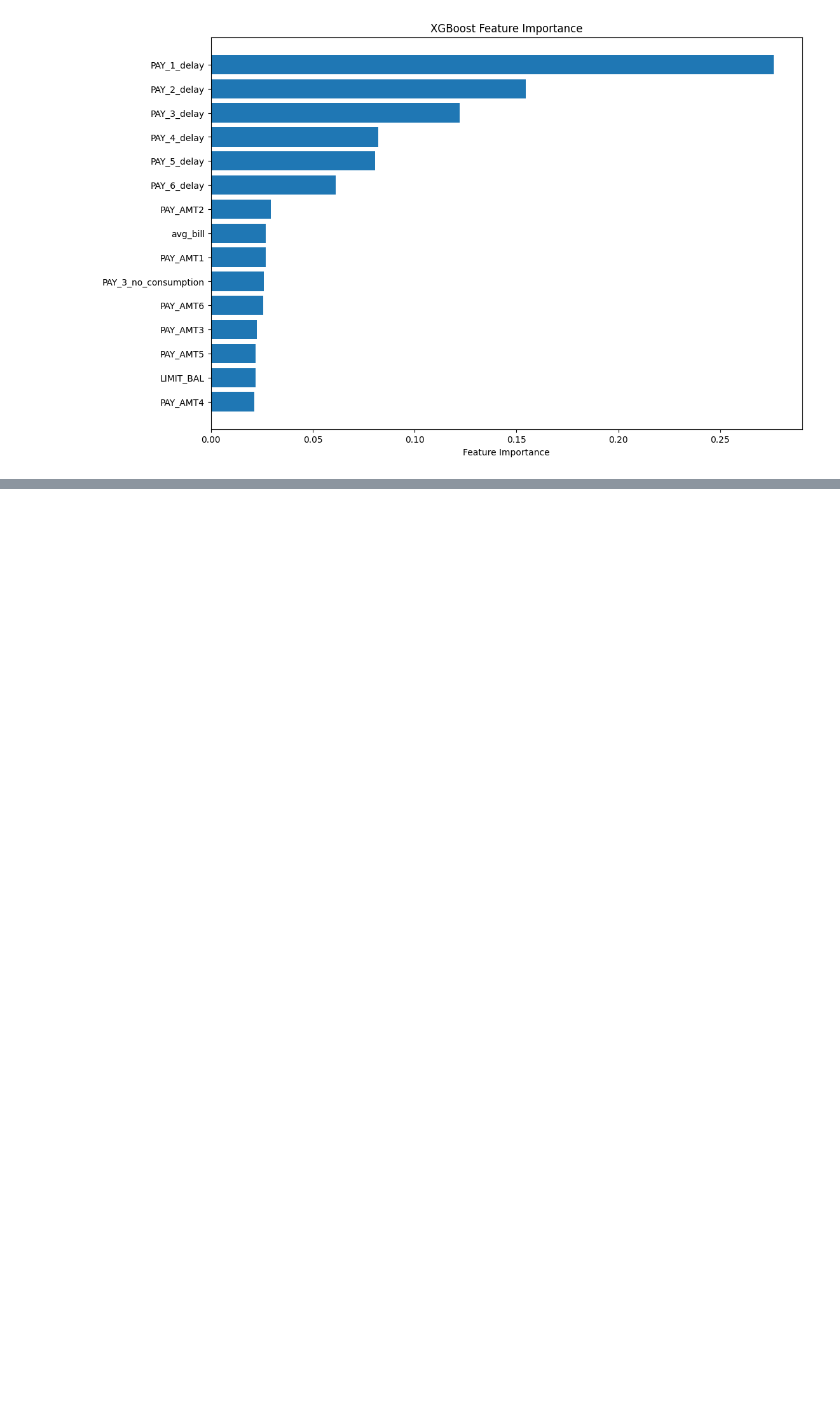
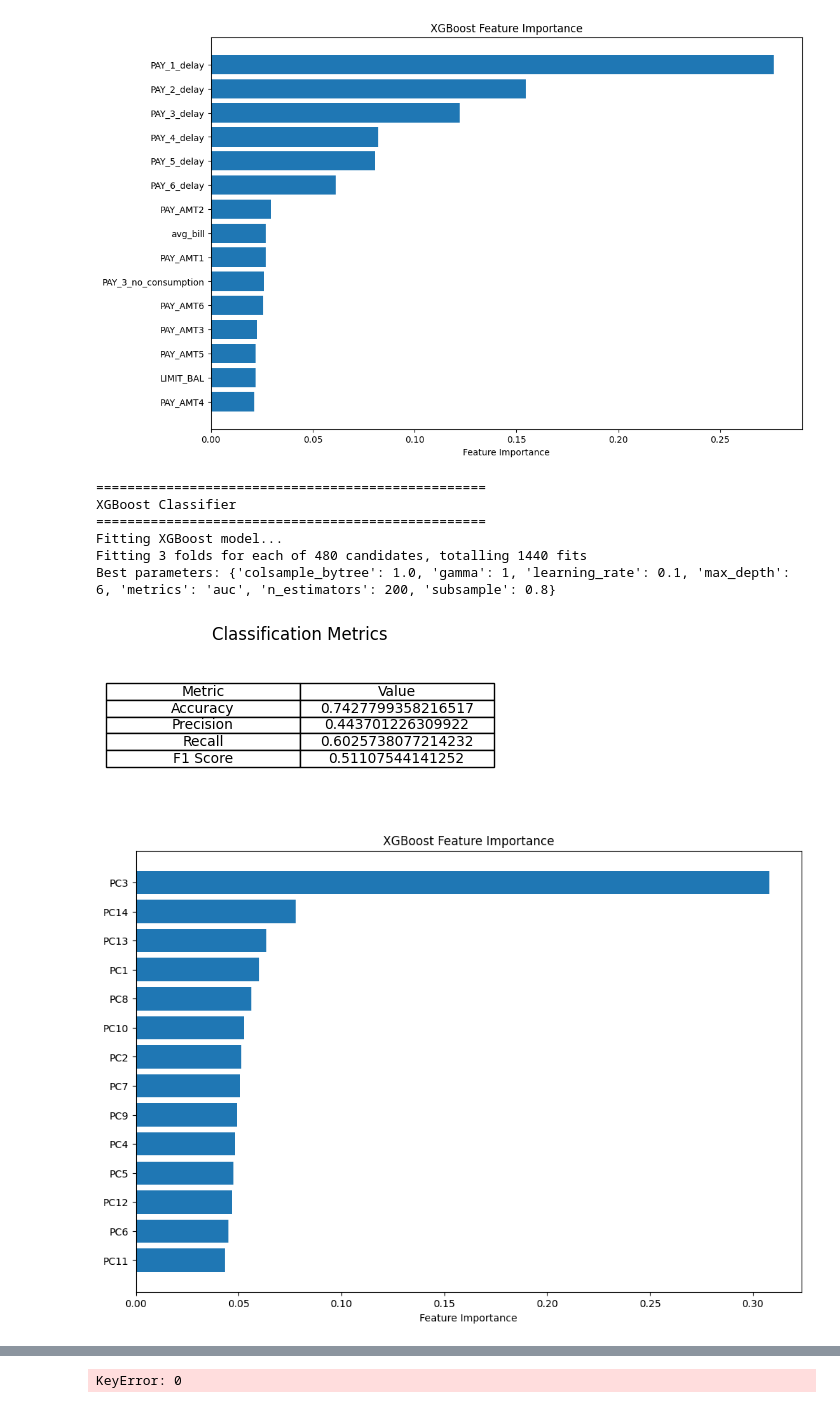
Before and after one commit to Roque97/DS-Project---Predicting-Default-of-Credit-Card-Clients-Taiwan-2005, a Jupyter notebook: notebooks/modeling.ipynb, the cells around one changed output, grey strips where cells are left out. Saved outputs shown, nothing was run; the diff lists cells and outputs as text; code cells hidden in the pictures; blank space fills up the shorter version.

```diff
--- a/notebooks/modeling.ipynb
+++ b/notebooks/modeling.ipynb
@@ -475,3 +615,37 @@ Best parameters: {'colsample_bytree': 1.0, 'gamma': 1, 'learning_rate': 0.1, 'ma
 [figure]
 NameError: name 'os' is not defined
 [figure]
+# %%
+
+reload_modules('src.models')
+from src.models import XGBoostClassifier
+
+
+param_grid = {
+            'max_depth': [3, 6],
+            'learning_rate': [0.05, 0.1],
+            'n_estimators': [10, 20, 50, 100, 200],
+            'subsample': [0.8, 1.0],
+            'colsample_bytree': [0.8, 1.0],
+            'gamma': [1, 3],
+            'metrics': ['auc', 'error', 'logloss']
+        }
+
+
+
+
+results_XGBoost_pca_smote = XGBoostClassifier(pca_data.oversample_smote(), param_grid=param_grid, plotsQ=True, save_path='../plots/models/XGBoost/best_model' )
+model_pkl_file = "../saved_models/XGBoost_pca_smote_model.pkl"
+os.makedirs(os.path.dirname(model_pkl_file), exist_ok=True)
+with open(model_pkl_file, 'wb') as file:
+    pickle.dump(results_XGBoost_pca_smote[0], file)
+print("XGBoost results:", results_XGBoost_pca_smote)
+# %% [output]
+==================================================
+XGBoost Classifier
+==================================================
+Fitting XGBoost model...
+Fitting 3 folds for each of 480 candidates, totalling 1440 fits
+Best parameters: {'colsample_bytree': 1.0, 'gamma': 1, 'learning_rate': 0.1, 'max_depth': 6, 'metrics': 'auc', 'n_estimators': 200, 'subsample': 0.8}
+[figure, added]
+[figure, added]
@@ -477,0 +653 @@ NameError: name 'os' is not defined
+KeyError: 0
```
Also changed, not shown: parts of 8 cells of this notebook, 13 other files.
